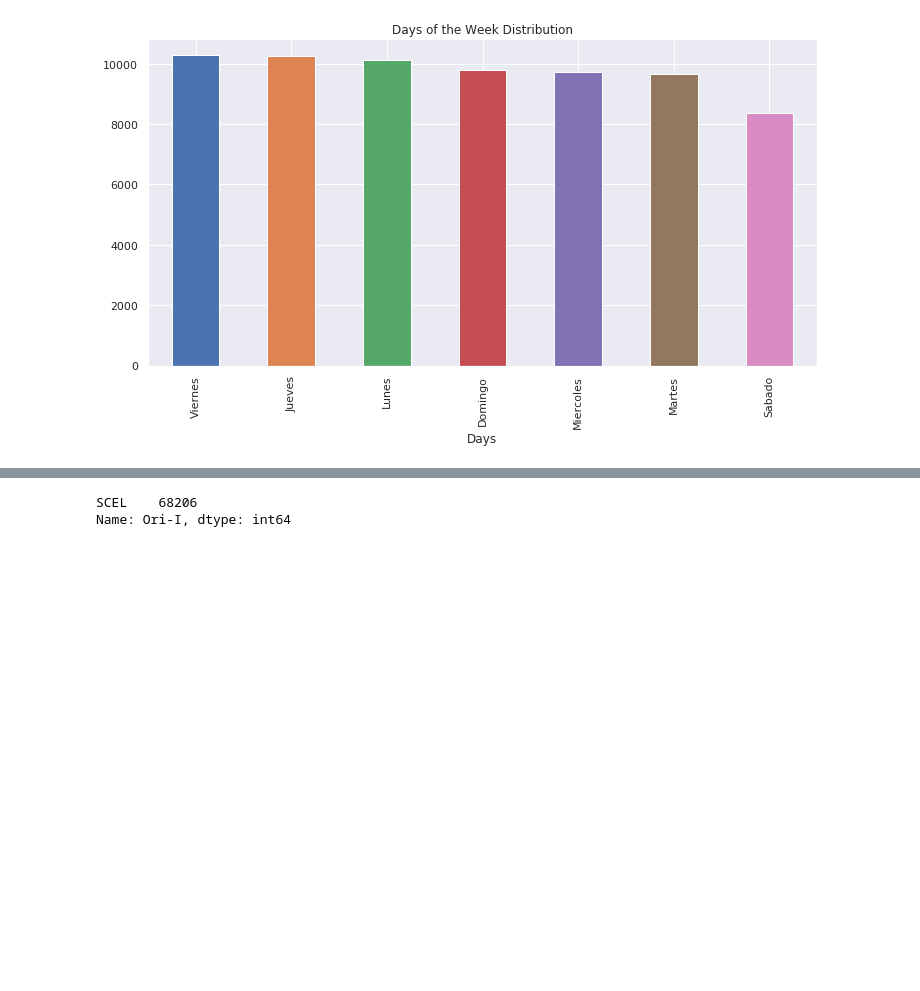
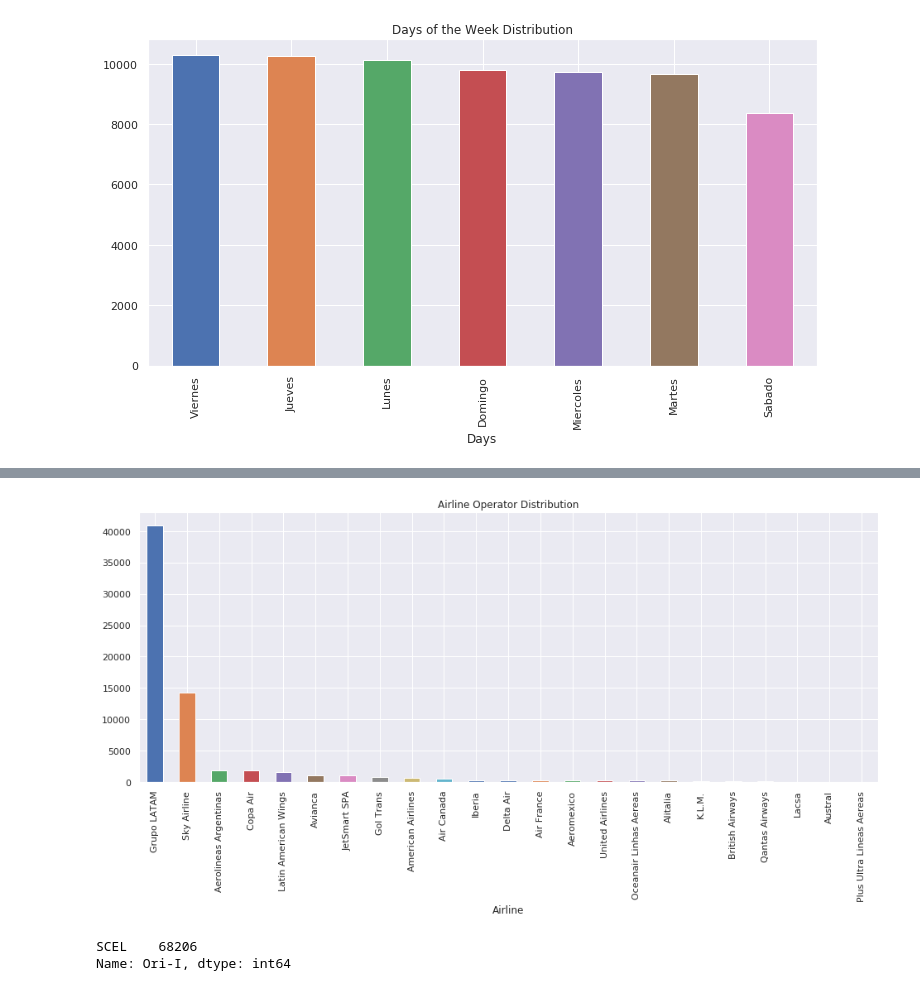
Before and after one commit to nvenegas-oliva/predict-flight-delays, a Jupyter notebook: EDA.ipynb, the cells around one changed output, grey strips where cells are left out. Drawn from its saved outputs; the diff is of its cells as text; code cells hidden in the pictures; blank space fills up the shorter version.

```diff
--- a/EDA.ipynb
+++ b/EDA.ipynb
@@ -87,3 +88,10 @@ _ = plt.title('Days of the Week Distribution')
+# %%
+_ = plt.figure(figsize=(16,6))
+_ = df['OPERA'].value_counts().plot(kind='bar')
+_ = plt.xlabel('Airline')
+_ = plt.title('Airline Operator Distribution')
+# %% [output]
+[figure, added]
 # %%
 df['Ori-I'].value_counts()
 # %% [output]
```
Also changed, not shown: parts of 2 cells of this notebook.
